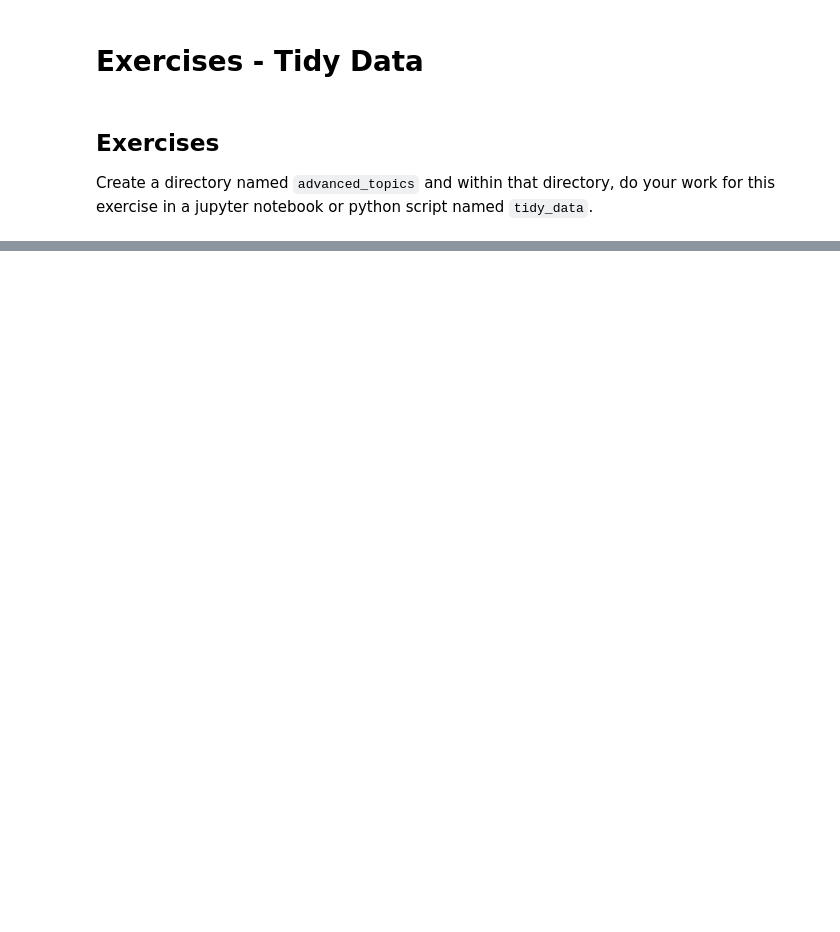
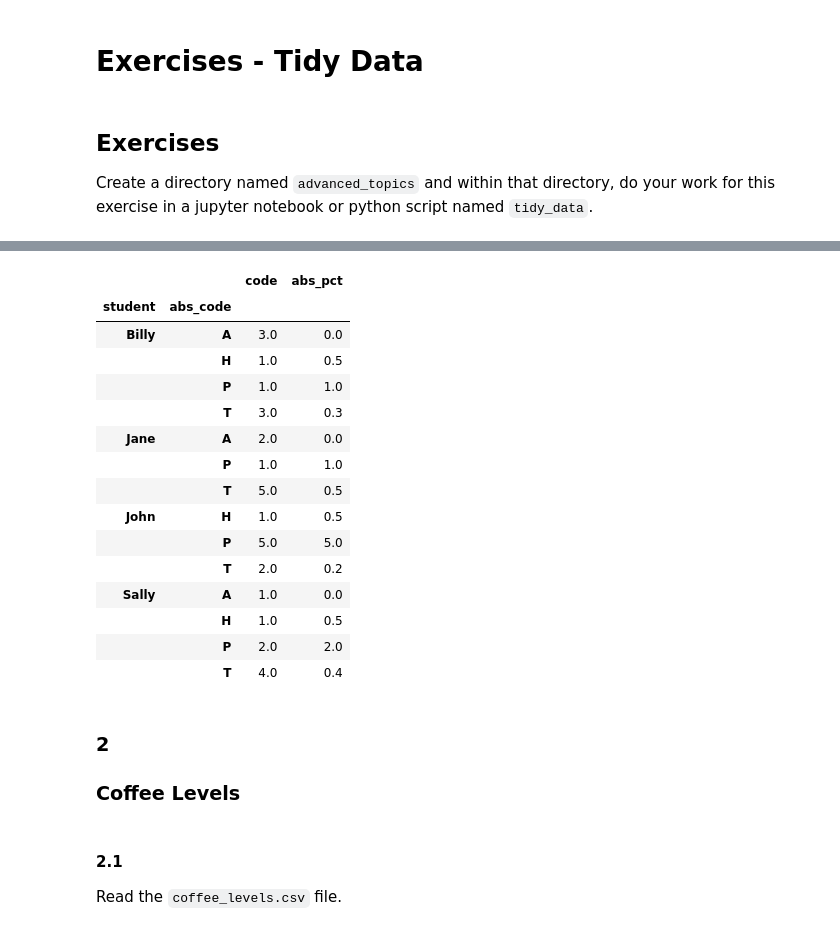
Before and after one commit to kjeliasen/ds-methodologies-exercises, a Jupyter notebook: advanced_topics/tidy_data.ipynb, the cells around one changed output, grey strips where cells are left out. Drawn from its saved outputs; the diff is of its cells as text; code cells hidden in the pictures; blank space fills up the shorter version.

```diff
--- a/advanced_topics/tidy_data.ipynb
+++ b/advanced_topics/tidy_data.ipynb
@@ -5,0 +17,3 @@
+# %%
+df_abs = pd.read_csv(file_loc + 'attendance.csv').rename(columns={'Unnamed: 0': 'student'})
+df_abs
@@ -5,0 +28,10 @@
+# %%
+abs_score = {
+    'A': 0,
+    'T': .1,
+    'H': .5,
+    'P': 1
+}
+# %%
+dfm_abs = df_abs.melt(id_vars='student', var_name='date', value_name='abs_code')
+dfm_abs.head(8)
@@ -5,0 +48,3 @@
+# %%
+dfm_abs['abs_pct'] = dfm_abs.abs_code.apply(lambda x: abs_score[x])
+dfm_abs.head(8)
@@ -16,0 +81,27 @@
+# %%
+dfgc_abs = dfm_abs.rename(columns={'date': 'code'}).groupby(by=['student', 'abs_code']).code.count()
+dfgs_abs = dfm_abs.groupby(by=['student', 'abs_code']).abs_pct.sum()
+dfg_abs = pd.DataFrame([dfgc_abs, dfgs_abs]).T
+dfg_abs
+# %% [output]
+|  |  | code | abs_pct |
+| student | abs_code |  |  |
+| Billy | A | 3.0 | 0.0 |
+|  | H | 1.0 | 0.5 |
+|  | P | 1.0 | 1.0 |
+|  | T | 3.0 | 0.3 |
+| Jane | A | 2.0 | 0.0 |
+|  | P | 1.0 | 1.0 |
+|  | T | 5.0 | 0.5 |
+| John | H | 1.0 | 0.5 |
+|  | P | 5.0 | 5.0 |
+|  | T | 2.0 | 0.2 |
+| Sally | A | 1.0 | 0.0 |
+|  | H | 1.0 | 0.5 |
+|  | P | 2.0 | 2.0 |
+|  | T | 4.0 | 0.4 |
+# %% [markdown]
+<h3>2</h3><h3>Coffee Levels</h3>
+# %% [markdown]
+<h4>2.1</h4>
+<p>Read the <code>coffee_levels.csv</code> file.</p>
```
Also changed, not shown: parts of 26 cells of this notebook.
